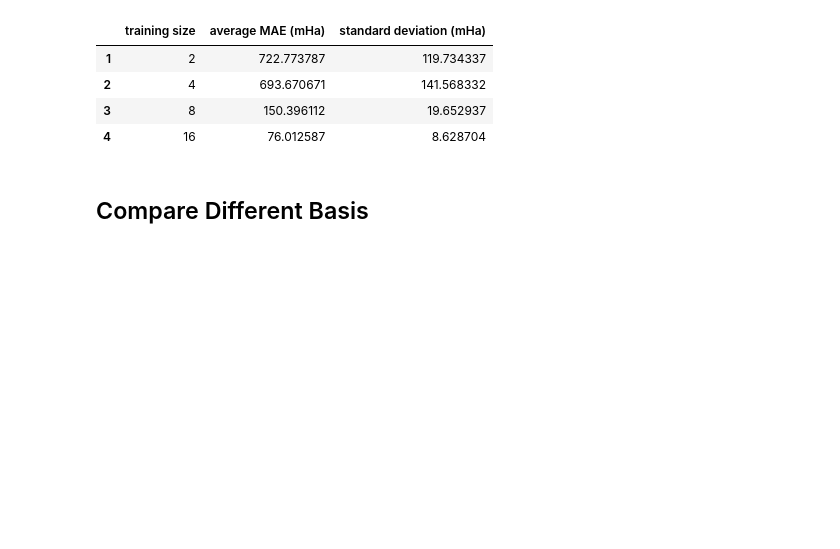
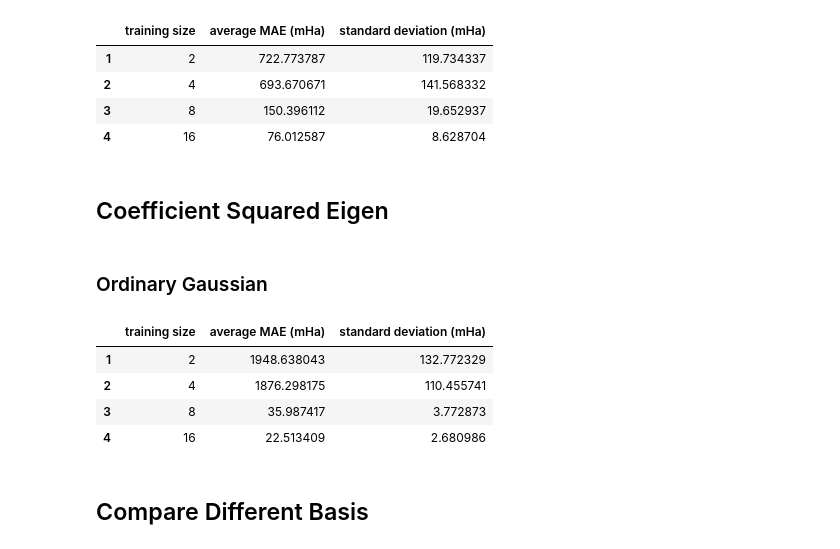
Before and after one commit to GabrielWu2004/Alchemical_Normal_Modes, a Jupyter notebook: [1]_ANM_with_benzene/main_code/Performance_evaluation.ipynb, the cells around one changed output. Saved outputs shown, nothing was run; the diff lists cells and outputs as text; code cells hidden in the pictures; blank space fills up the shorter version.

```diff
--- a/[1]_ANM_with_benzene/main_code/Performance_evaluation.ipynb
+++ b/[1]_ANM_with_benzene/main_code/Performance_evaluation.ipynb
@@ -408,6 +419,38 @@ display(model_performance_ex_gaussian_lexi_elec)
 | 2 | 4 | 693.670671 | 141.568332 |
 | 3 | 8 | 150.396112 | 19.652937 |
 | 4 | 16 | 76.012587 | 8.628704 |
+# %% [markdown]
+## Coefficient Squared Eigen ##
+# %% [markdown]
+### Ordinary Gaussian ###
+# %%
+# model_gaussian
+
+best_params = {'alpha': 3.346938775510204e-16, 'gamma': 2.7142857142857142e-12, 'kernel': 'rbf'}
+model_CSE_gaussian = KernelRidge(**best_params)
+
+columns = ['training size', 'average MAE (mHa)', 'standard deviation (mHa)']
+model_performance_CSE_gaussian = pd.DataFrame(columns=columns)
+
+training_size = [2**i for i in range(1, 5)]
+num_trials = 20
+
+with warnings.catch_warnings():
+    for index, num_training_sample in enumerate(training_size):
+        warnings.filterwarnings("ignore")
+        index = index + 1
+        average_error, std_dev_error = evaluate_performance(model_CSE_gaussian, X_lexi_inv_square_eig, y_delta_energy, num_training_sample, num_trials)
+        model_performance_CSE_gaussian.at[index, 'training size'] = num_training_sample
+        model_performance_CSE_gaussian.at[index, 'average MAE (mHa)'] = average_error * 1000
+        model_performance_CSE_gaussian.at[index, 'standard deviation (mHa)'] = std_dev_error * 1000
+
+display(model_performance_CSE_gaussian)
+# %% [output]
+|  | training size | average MAE (mHa) | standard deviation (mHa) |
+| 1 | 2 | 1948.638043 | 132.772329 |
+| 2 | 4 | 1876.298175 | 110.455741 |
+| 3 | 8 | 35.987417 | 3.772873 |
+| 4 | 16 | 22.513409 | 2.680986 |
 # %% [markdown]
 ## Compare Different Basis ##
 # %% [markdown]
```
Also changed, not shown: parts of 4 cells of this notebook, 39 other files.
